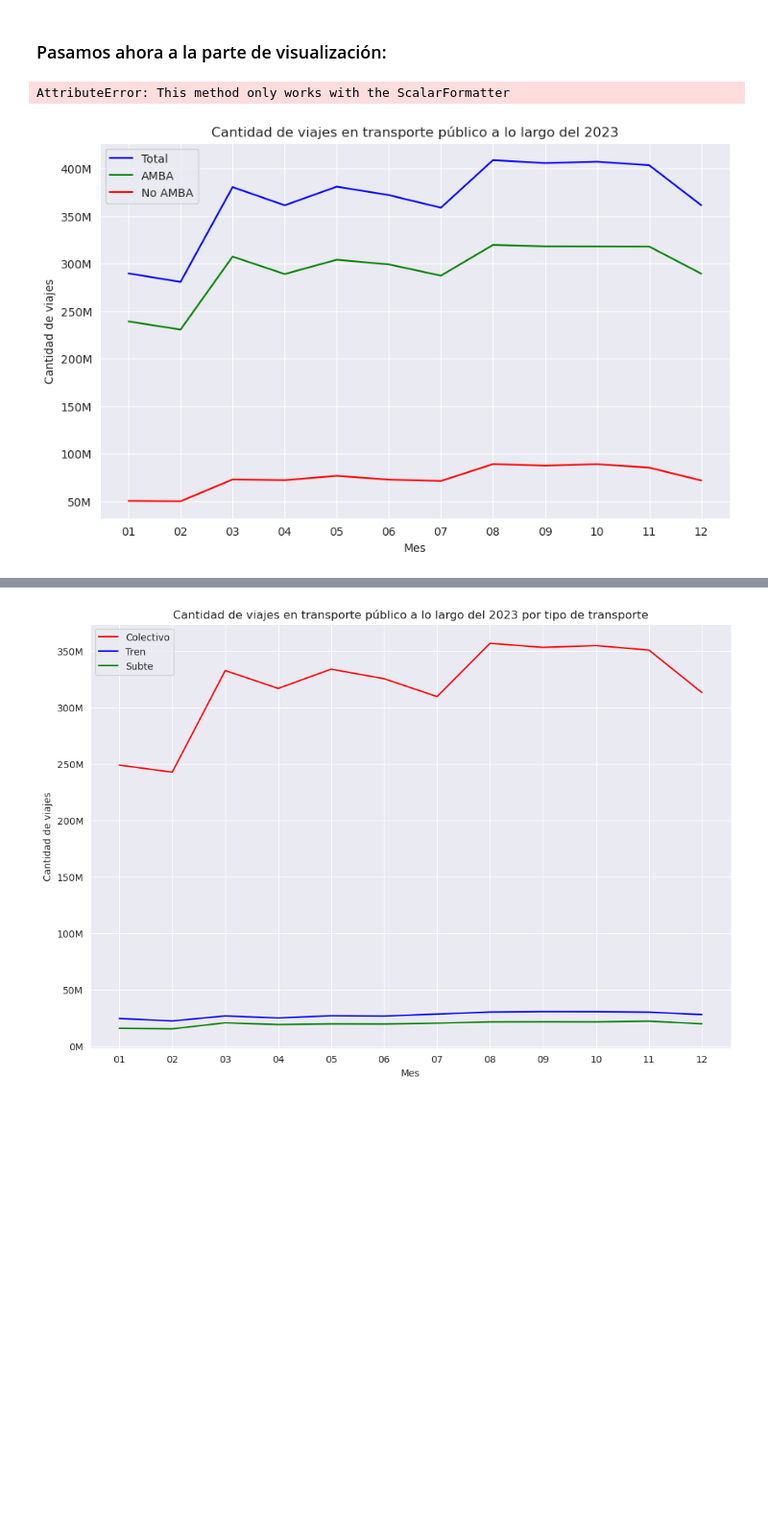
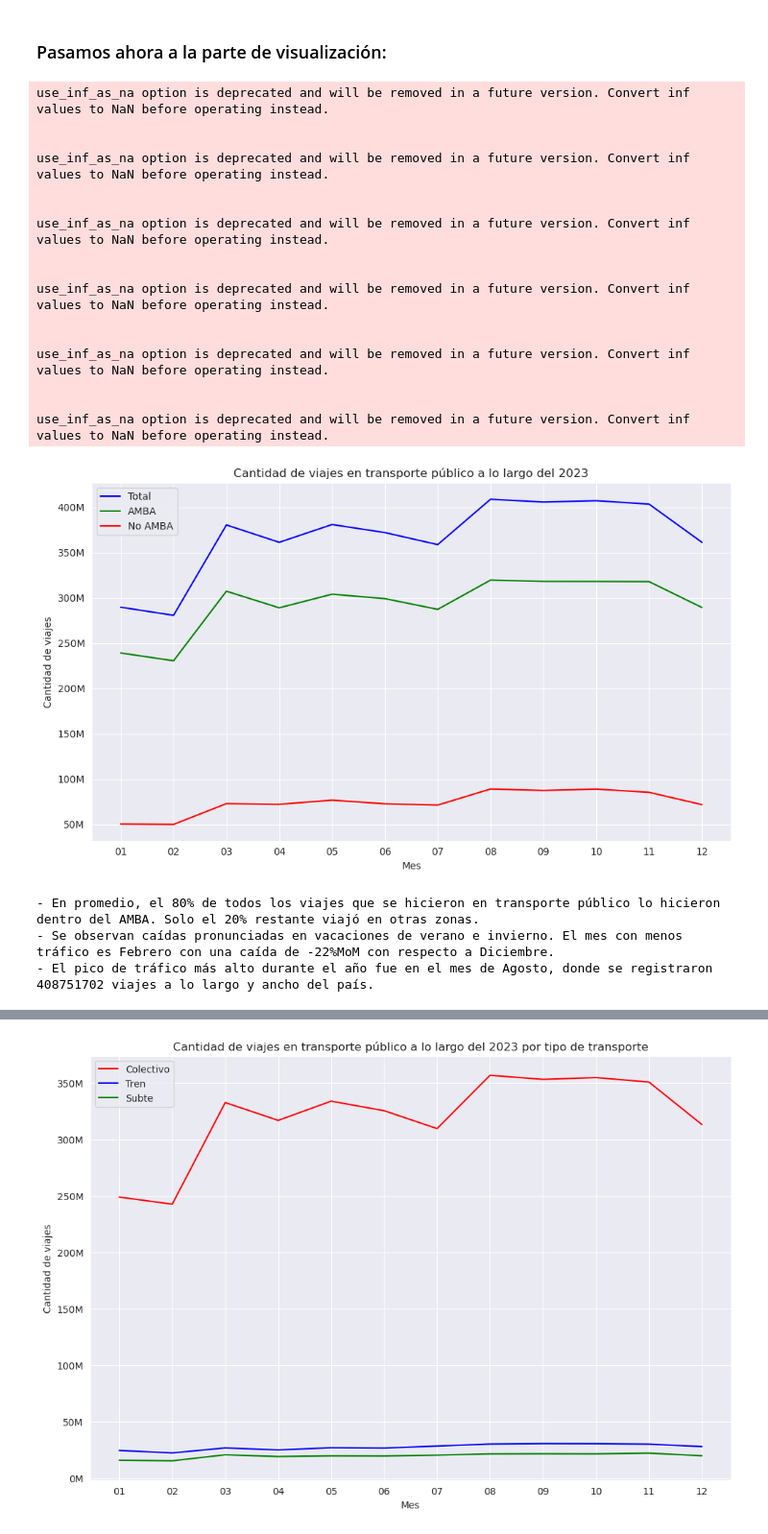
Before and after one commit to joacokoif/tp1_sube_2023_ldd, a Jupyter notebook: tp1_sube2023.ipynb, the cells around one changed output, grey strips where cells are left out. Shown at 96% size. Cells and saved outputs as stored; diff of their text form; code cells hidden in the pictures; blank space fills up the shorter version.

```diff
--- a/tp1_sube2023.ipynb
+++ b/tp1_sube2023.ipynb
@@ -256,24 +256,41 @@ array(['LIN_PREMETRO', 'LINEA SUBTE C', 'LINEA SUBTE D', 'LINEA SUBTE E',
 # %%
 plt.figure(figsize=(10, 6))
 
 sns.lineplot(data=sube_2023.groupby('FECHA_MES')["CANTIDAD"].sum().reset_index(), x='FECHA_MES', y='CANTIDAD', label='Total', color='blue')
 
 sns.lineplot(data=sube_2023[sube_2023["AMBA"]=="SI"].groupby('FECHA_MES')["CANTIDAD"].sum().reset_index(), x='FECHA_MES', y='CANTIDAD', label='AMBA', color='green')
 
 sns.lineplot(data=sube_2023[sube_2023["AMBA"]=="NO"].groupby('FECHA_MES')["CANTIDAD"].sum().reset_index(), x='FECHA_MES', y='CANTIDAD', label='No AMBA', color='red')
 
 plt.title('Cantidad de viajes en transporte público a lo largo del 2023')
 plt.xlabel('Mes')
 plt.ylabel('Cantidad de viajes')
 plt.legend()
 
 
 formatter = ticker.FuncFormatter(lambda x, pos: f'{x*1e-6:.0f}M')
 plt.gca().yaxis.set_major_formatter(formatter)
-plt.ticklabel_format(style='plain', axis='y')
 plt.tight_layout()
 plt.show()
 print(f"\033[1;32;40m\033[8;10;20m- En promedio, el {round(sube_2023.loc[sube_2023['AMBA']=='SI',:].groupby('FECHA_MES')['CANTIDAD'].sum().mean()*100/sube_2023.groupby('FECHA_MES')['CANTIDAD'].sum().mean())}% de todos los viajes que se hicieron en transporte público lo hicieron dentro del AMBA. Solo el 20% restante viajó en otras zonas.\n- Se observan caídas pronunciadas en vacaciones de verano e invierno. El mes con menos tráfico es Febrero con una caída de -{round((sube_2023.groupby('FECHA_MES')['CANTIDAD'].sum()[11]-sube_2023.groupby('FECHA_MES')['CANTIDAD'].sum()[1])*100/sube_2023.groupby('FECHA_MES')['CANTIDAD'].sum()[11])}%MoM con respecto a Diciembre. \n- El pico de tráfico más alto durante el año fue en el mes de Agosto, donde se registraron {round(sube_2023.groupby('FECHA_MES')['CANTIDAD'].sum()[7])} viajes a lo largo y ancho del país.\033[0m ")
 # %% [output]
-AttributeError: This method only works with the ScalarFormatter
+use_inf_as_na option is deprecated and will be removed in a future version. Convert inf values to NaN before operating instead.
+
+
+use_inf_as_na option is deprecated and will be removed in a future version. Convert inf values to NaN before operating instead.
+
+
+use_inf_as_na option is deprecated and will be removed in a future version. Convert inf values to NaN before operating instead.
+
+
+use_inf_as_na option is deprecated and will be removed in a future version. Convert inf values to NaN before operating instead.
+
+
+use_inf_as_na option is deprecated and will be removed in a future version. Convert inf values to NaN before operating instead.
+
+
+use_inf_as_na option is deprecated and will be removed in a future version. Convert inf values to NaN before operating instead.
-[figure, old version]
+[figure, new version]
+- En promedio, el 80% de todos los viajes que se hicieron en transporte público lo hicieron dentro del AMBA. Solo el 20% restante viajó en otras zonas.
+- Se observan caídas pronunciadas en vacaciones de verano e invierno. El mes con menos tráfico es Febrero con una caída de -22%MoM con respecto a Diciembre.
+- El pico de tráfico más alto durante el año fue en el mes de Agosto, donde se registraron 408751702 viajes a lo largo y ancho del país.
```
Also changed, not shown: parts of 3 cells of this notebook.
